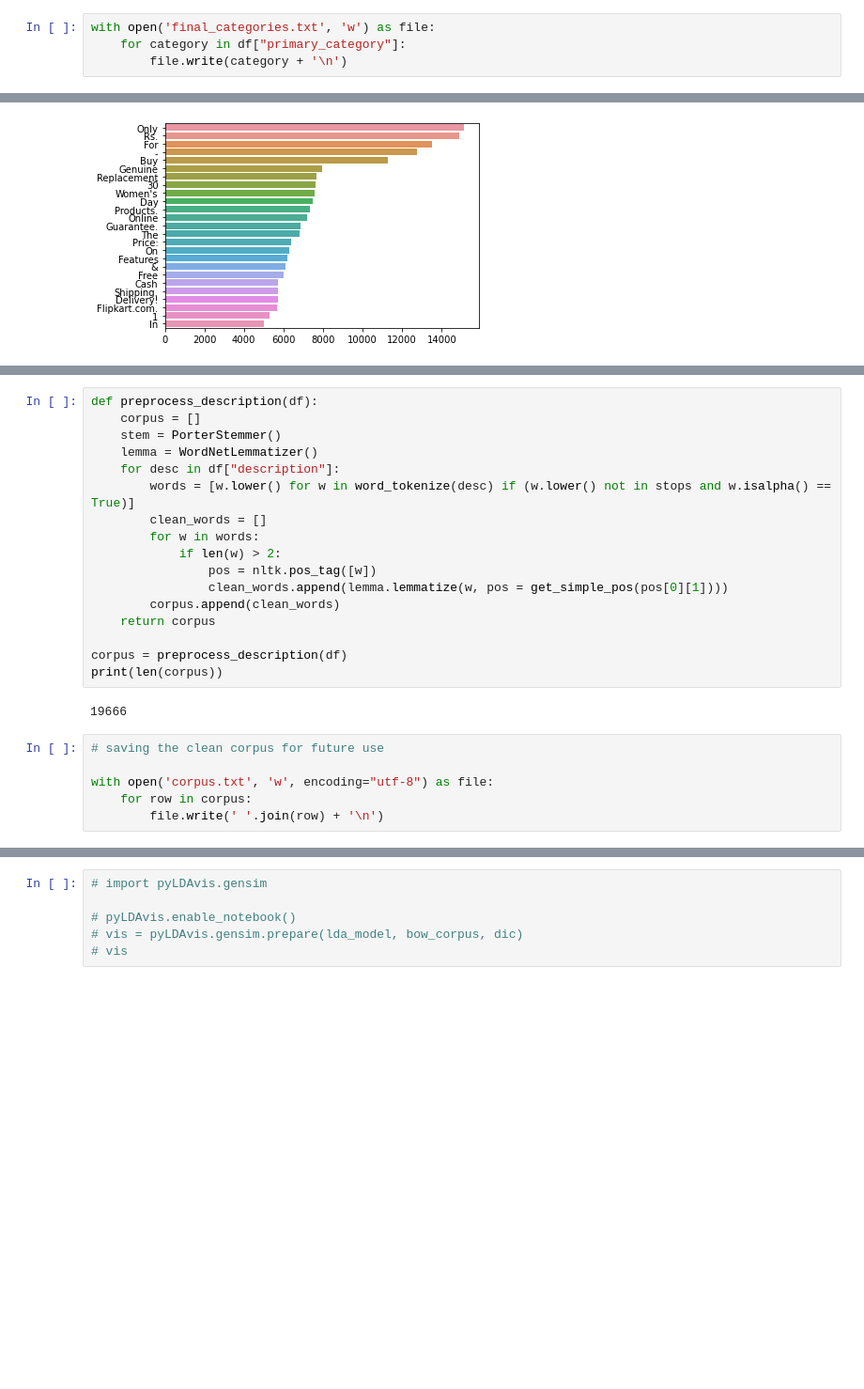
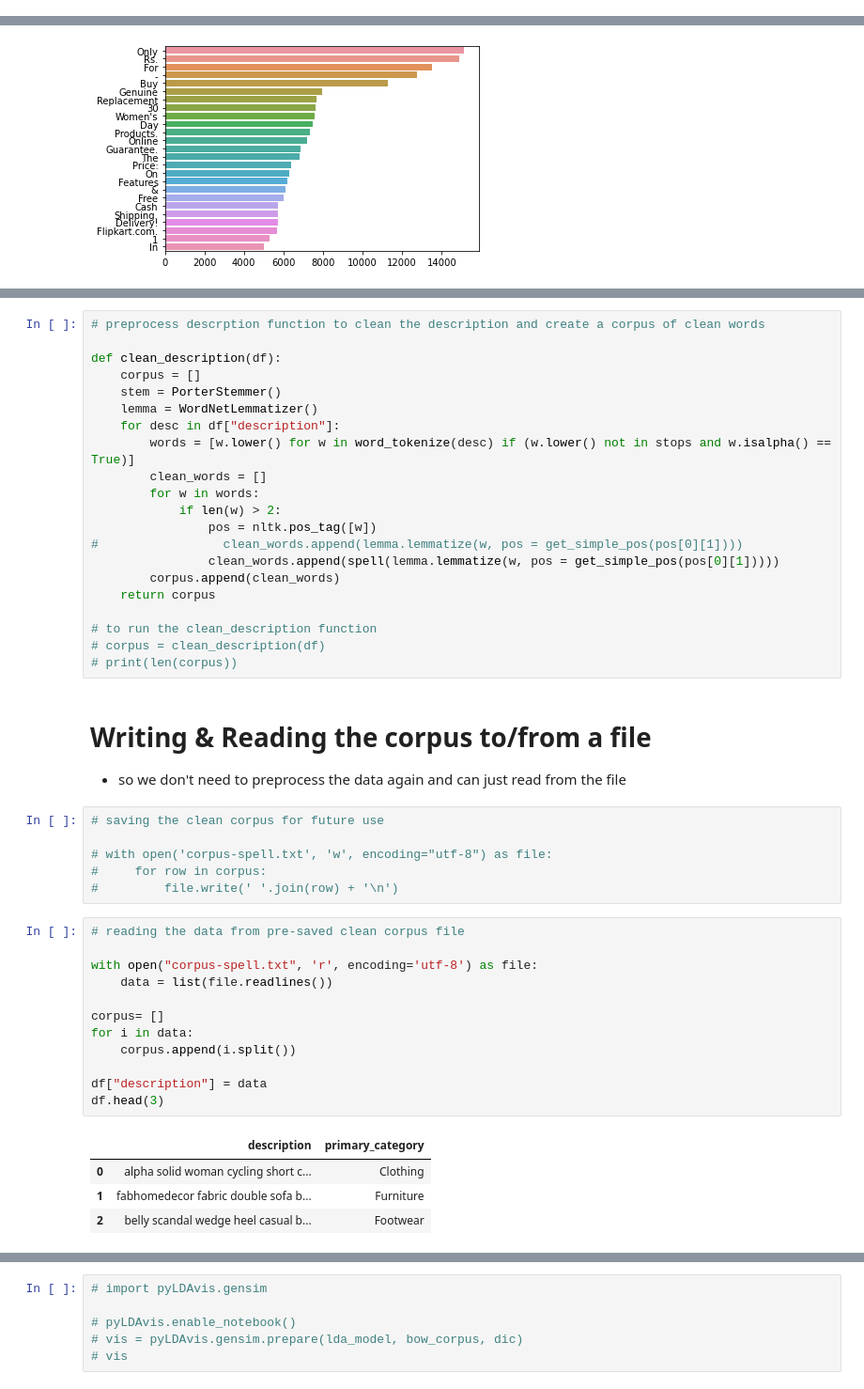
Before and after one commit to kushagra219/NLP-Category-Predictions-Task, a Jupyter notebook: Exploratory-Data-Analysis.ipynb, the cells around one changed output, grey strips where cells are left out. Shown at 94% size. Saved outputs shown, nothing was run; the diff lists cells and outputs as text; blank space fills up the shorter version.

```diff
--- a/Exploratory-Data-Analysis.ipynb
+++ b/Exploratory-Data-Analysis.ipynb
@@ -202,4 +97,0 @@ Name: primary_category, dtype: int64
-# %%
-with open('final_categories.txt', 'w') as file:
-    for category in df["primary_category"]:
-        file.write(category + '\n')
@@ -332,7 +440,9 @@ def get_simple_pos(tag):
     else:
         return wordnet.NOUN
 # %%
-def preprocess_description(df):
+# preprocess descrption function to clean the description and create a corpus of clean words
+
+def clean_description(df):
     corpus = []
     stem = PorterStemmer()
     lemma = WordNetLemmatizer()
@@ -342,17 +452,38 @@ def preprocess_description(df):
         for w in words:
             if len(w) > 2:
                 pos = nltk.pos_tag([w])
-                clean_words.append(lemma.lemmatize(w, pos = get_simple_pos(pos[0][1])))
+#                 clean_words.append(lemma.lemmatize(w, pos = get_simple_pos(pos[0][1])))
+                clean_words.append(spell(lemma.lemmatize(w, pos = get_simple_pos(pos[0][1]))))
         corpus.append(clean_words)
     return corpus
 
-corpus = preprocess_description(df)
-print(len(corpus))
+# to run the clean_description function
+# corpus = clean_description(df)
+# print(len(corpus))
-# %% [output]
-19666
+# %% [markdown]
+# Writing & Reading the corpus to/from a file
+
+* so we don't need to preprocess the data again and can just read from the file
 # %%
 # saving the clean corpus for future use
 
-with open('corpus.txt', 'w', encoding="utf-8") as file:
-    for row in corpus:
-        file.write(' '.join(row) + '\n')
+# with open('corpus-spell.txt', 'w', encoding="utf-8") as file:
+#     for row in corpus:
+#         file.write(' '.join(row) + '\n')
+# %%
+# reading the data from pre-saved clean corpus file
+
+with open("corpus-spell.txt", 'r', encoding='utf-8') as file:
+    data = list(file.readlines())
+
+corpus= []
+for i in data:
+    corpus.append(i.split())
+
+df["description"] = data
+df.head(3)
+# %% [output]
+|  | description | primary_category |
+| 0 | alpha solid woman cycling short c... | Clothing |
+| 1 | fabhomedecor fabric double sofa b... | Furniture |
+| 2 | belly scandal wedge heel casual b... | Footwear |
```
Also changed, not shown: parts of 78 cells of this notebook, 12 other files.
